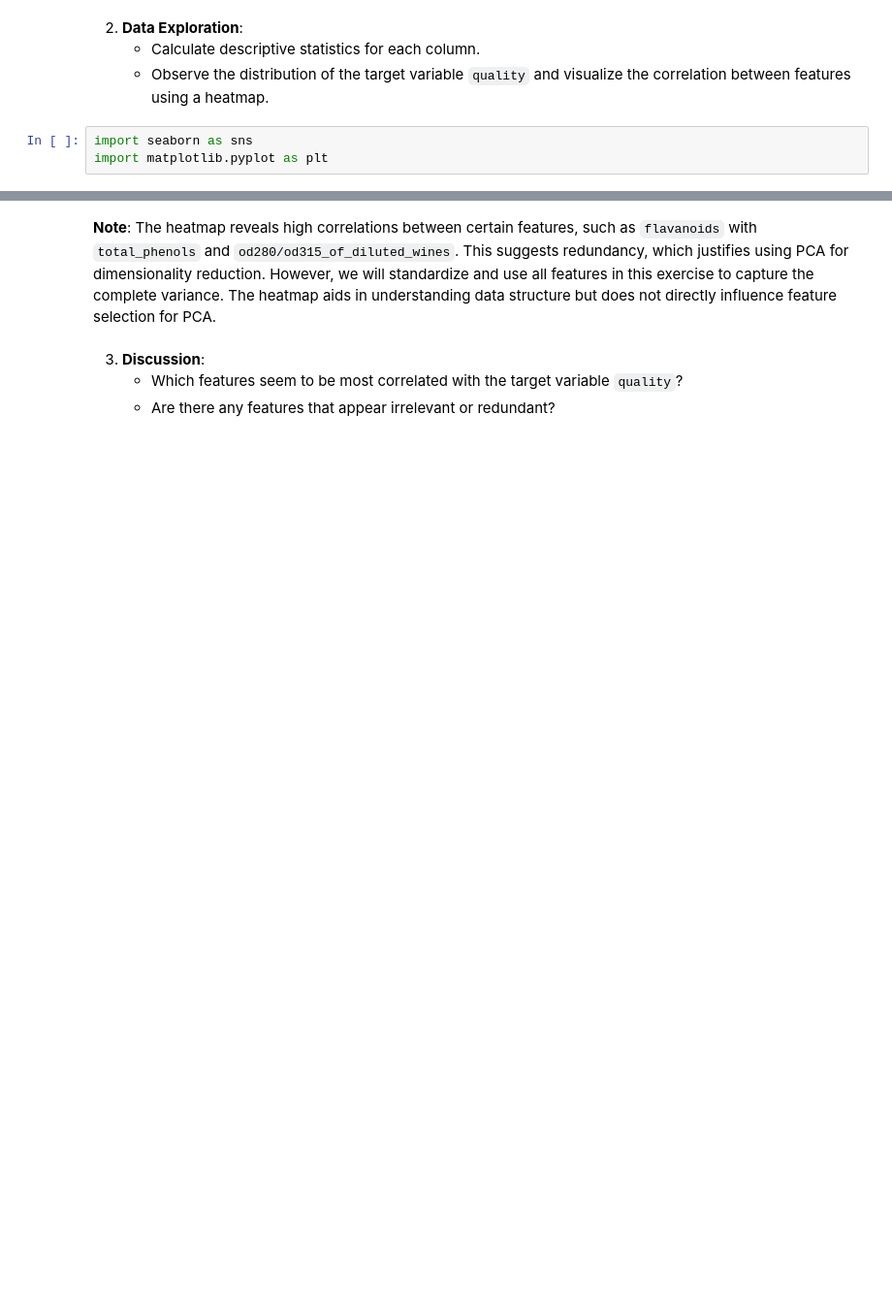
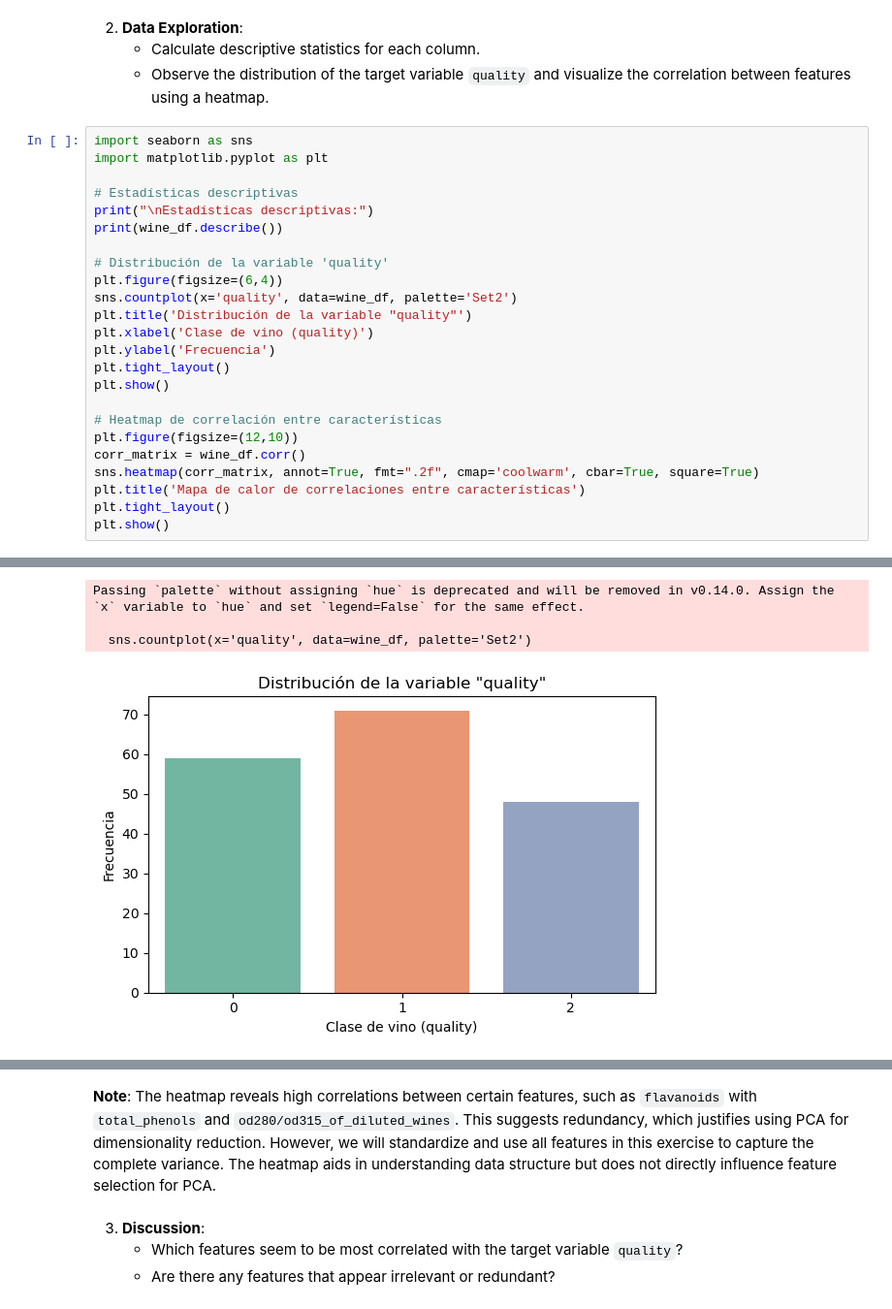
Before and after one commit to GuaSiMoTO/LAB-Machine-Learning-Unsupervised-Learning-Dimensionality-Reduction-public, a Jupyter notebook: LAB-Machine-Learning-Unsupervised-Learning-Dimensional-Reduction.ipynb, the cells around one changed output, grey strips where cells are left out. Shown at 97% size. Cells and saved outputs as stored; diff of their text form; blank space fills up the shorter version.

```diff
--- a/LAB-Machine-Learning-Unsupervised-Learning-Dimensional-Reduction.ipynb
+++ b/LAB-Machine-Learning-Unsupervised-Learning-Dimensional-Reduction.ipynb
@@ -23,3 +30,25 @@ wine_df.head()
 # %%
 import seaborn as sns
 import matplotlib.pyplot as plt
+
+# Estadísticas descriptivas
+print("\nEstadísticas descriptivas:")
+print(wine_df.describe())
+
+# Distribución de la variable 'quality'
+plt.figure(figsize=(6,4))
+sns.countplot(x='quality', data=wine_df, palette='Set2')
+plt.title('Distribución de la variable "quality"')
+plt.xlabel('Clase de vino (quality)')
+plt.ylabel('Frecuencia')
+plt.tight_layout()
+plt.show()
+
+# Heatmap de correlación entre características
+plt.figure(figsize=(12,10))
+corr_matrix = wine_df.corr()
+sns.heatmap(corr_matrix, annot=True, fmt=".2f", cmap='coolwarm', cbar=True, square=True)
+plt.title('Mapa de calor de correlaciones entre características')
+plt.tight_layout()
+plt.show()
+# %% [output]
@@ -25,0 +72,4 @@ import matplotlib.pyplot as plt
+Passing `palette` without assigning `hue` is deprecated and will be removed in v0.14.0. Assign the `x` variable to `hue` and set `legend=False` for the same effect.
+
+  sns.countplot(x='quality', data=wine_df, palette='Set2')
+[figure, added]
```
Also changed, not shown: parts of 18 cells of this notebook.
